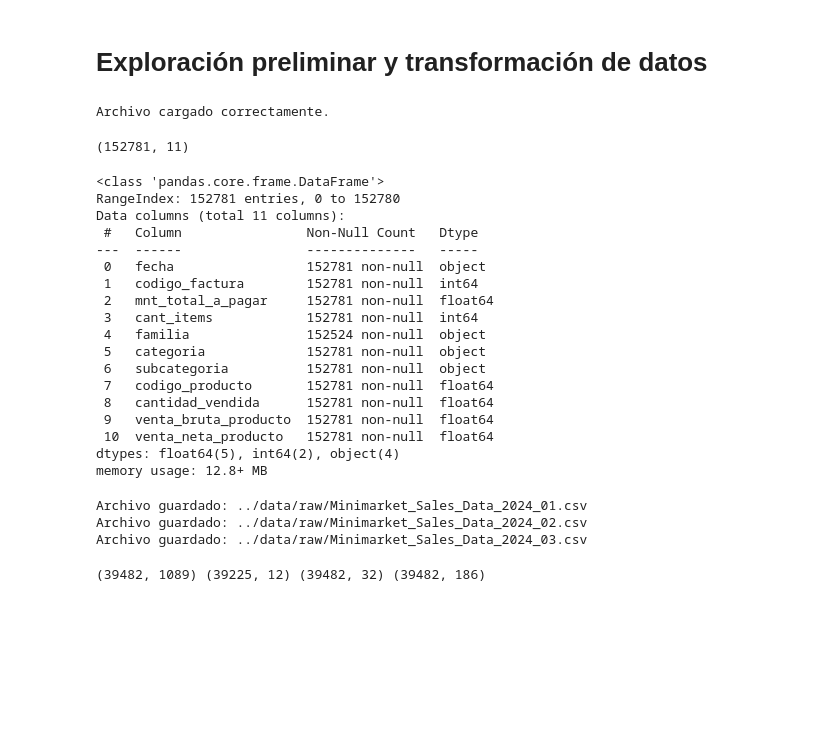
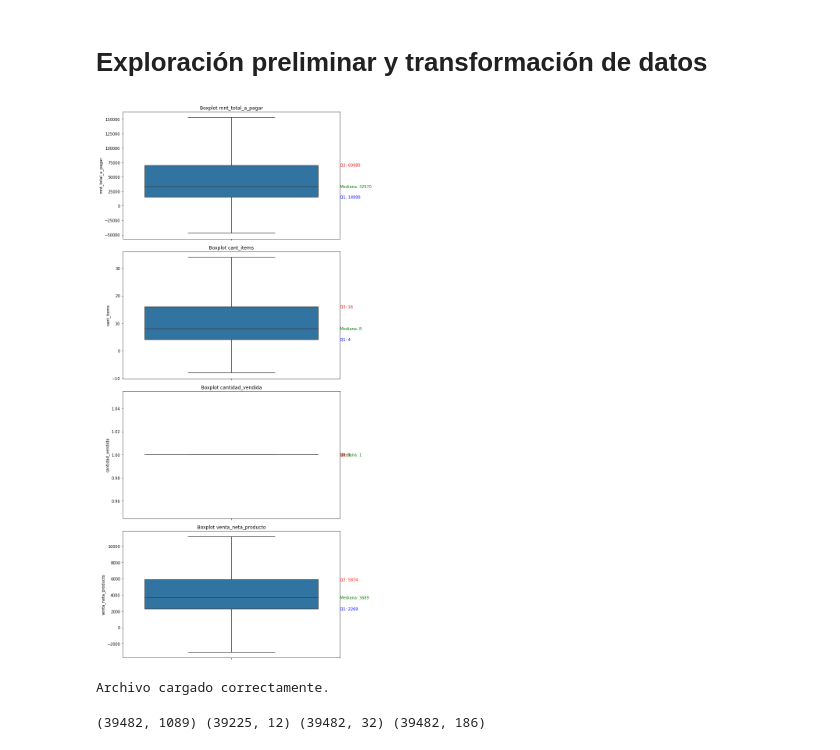
Before and after one commit to ZabakJL/ProyectoMiniMarket, a Jupyter notebook: notebooks/dataPreviewTransformAndCleaning.ipynb, the cells around one changed output. Cells and saved outputs as stored; diff of their text form; code cells hidden in the pictures; blank space fills up the shorter version.

```diff
--- a/notebooks/dataPreviewTransformAndCleaning.ipynb
+++ b/notebooks/dataPreviewTransformAndCleaning.ipynb
@@ -14,2 +159,6 @@ import os
+# %%
+uni_boxplot(data,['mnt_total_a_pagar', 'cant_items', 'cantidad_vendida', 'venta_neta_producto'],c=1,cs=10,rs=5)
+# %% [output]
+[figure, added]
 # %%
 # Carga de datos
@@ -17,34 +167,5 @@ data = ltd.cargar_csv('C:/Users/jpmog/Downloads/tu_(1)_2024_08_31.csv')
 # %% [output]
 Archivo cargado correctamente.
-# %%
-data.shape
-# %% [output]
-(152781, 11)
-# %%
-data.info()
-# %% [output]
-<class 'pandas.core.frame.DataFrame'>
-RangeIndex: 152781 entries, 0 to 152780
-Data columns (total 11 columns):
- #   Column                Non-Null Count   Dtype
----  ------                --------------   -----
- 0   fecha                 152781 non-null  object
- 1   codigo_factura        152781 non-null  int64
- 2   mnt_total_a_pagar     152781 non-null  float64
- 3   cant_items            152781 non-null  int64
- 4   familia               152524 non-null  object
- 5   categoria             152781 non-null  object
- 6   subcategoria          152781 non-null  object
- 7   codigo_producto       152781 non-null  float64
- 8   cantidad_vendida      152781 non-null  float64
- 9   venta_bruta_producto  152781 non-null  float64
- 10  venta_neta_producto   152781 non-null  float64
-dtypes: float64(5), int64(2), object(4)
-memory usage: 12.8+ MB
 # %%
-ltd.dividir_y_guardar_csv(data, 'fecha', 'mes', '../data/raw/', 'Minimarket_Sales_Data')
+#ltd.dividir_y_guardar_csv(data, 'fecha', 'mes', '../data/raw/', 'Minimarket_Sales_Data')
-# %% [output]
-Archivo guardado: ../data/raw/Minimarket_Sales_Data_2024_01.csv
-Archivo guardado: ../data/raw/Minimarket_Sales_Data_2024_02.csv
-Archivo guardado: ../data/raw/Minimarket_Sales_Data_2024_03.csv
 # %%
```
Also changed, not shown: parts of 42 cells of this notebook.
